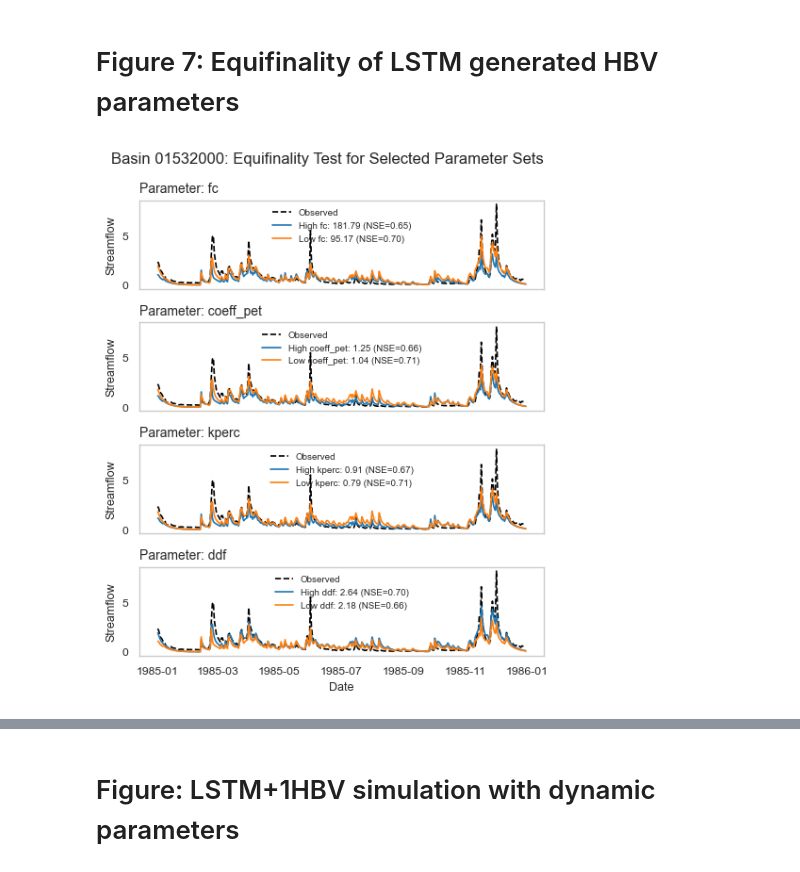
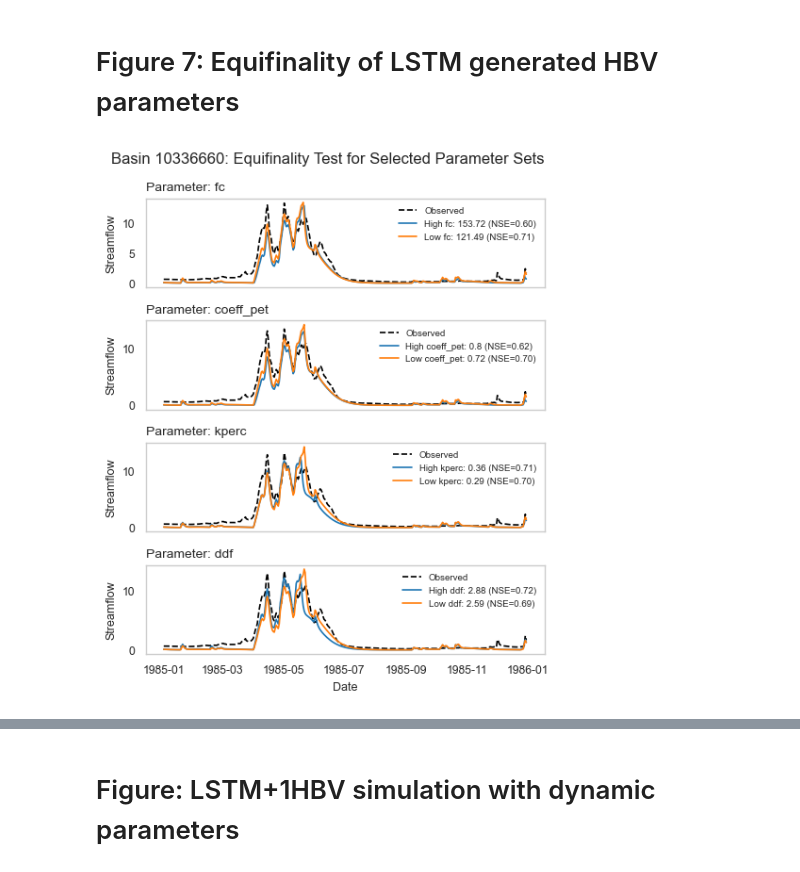
Before and after one commit to snpoudel/diff-hydro, a Jupyter notebook: 50plot_all_figures.ipynb, the cells around one changed output, grey strips where cells are left out. Cells and saved outputs as stored; diff of their text form; code cells hidden in the pictures.

```diff
--- a/50plot_all_figures.ipynb
+++ b/50plot_all_figures.ipynb
@@ -513,7 +513,7 @@ plt.show()
 # %%
 # User settings
 # ------------------------
-basin_id = "01532000" # show one basin at a time (highest variability in main, and other two throw in supplement)
+basin_id = "10336660" # show one basin at a time (highest variability in main, and other two throw in supplement)
 # 01532000 (high variabiilty) 10336660 (medium variability), 02465493 (low variability)
 use_params = ['fc', 'coeff_pet', 'kperc', 'ddf']
 
@@ -550,31 +550,31 @@ for i, param in enumerate(use_params):
     nse_high = nse(results_df_test['qobs'], results_df_test[f'qsim_high_{param}'])
     nse_low  = nse(results_df_test['qobs'], results_df_test[f'qsim_low_{param}'])
 
     # Plot observed
     plot_period_mask = (results_df['date'] >= '1985-01-01') & (results_df['date'] <= '1985-12-31')
     results_df = results_df[plot_period_mask]
     ax.plot(results_df['date'], results_df['qobs'], color='black', lw=1.2, label='Observed', linestyle='--')
 
     # Plot high and low simulations
     ax.plot(results_df['date'], results_df[f'qsim_high_{param}'], color='tab:blue', lw=1.2,
             label=f'High {param}: {high_val} (NSE={nse_high:.2f})')
     ax.plot(results_df['date'], results_df[f'qsim_low_{param}'], color='tab:orange', lw=1.2,
             label=f'Low {param}: {low_val} (NSE={nse_low:.2f})')
 
     ax.set_ylabel('Streamflow', fontsize=9)
     ax.set_title(f'Parameter: {param}', fontsize=10, loc='left')
     # ax.grid(True, linestyle='--', alpha=0.3)
     ax.grid(False)
     ax.legend(fontsize=7, loc='best', frameon=False)
 
 # X-axis formatting
 axes[-1].set_xlabel('Date', fontsize=9)
 plt.xticks(rotation=0)
 
 plt.suptitle(f'Basin {basin_id}: Equifinality Test for Selected Parameter Sets', fontsize=12)
 plt.tight_layout()
 plt.savefig(f'figures/for_paper/6_equifinality_test_basin_{basin_id}.jpg', dpi=600)
 plt.savefig(f'figures/for_paper/6_equifinality_test_basin_{basin_id}.svg')
 plt.show()
 # %% [output]
-[figure, old version]
+[figure, new version]
```
Also changed, not shown: parts of 6 cells of this notebook, 7 other files.
